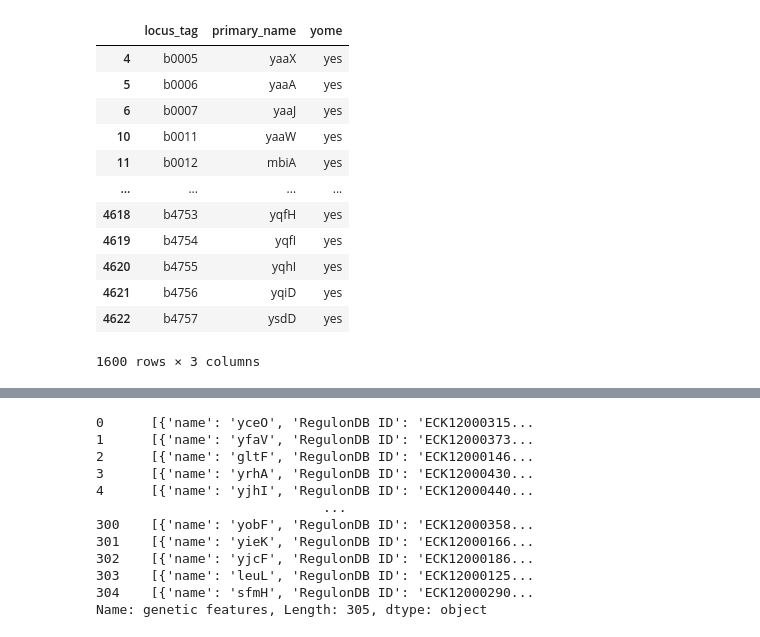
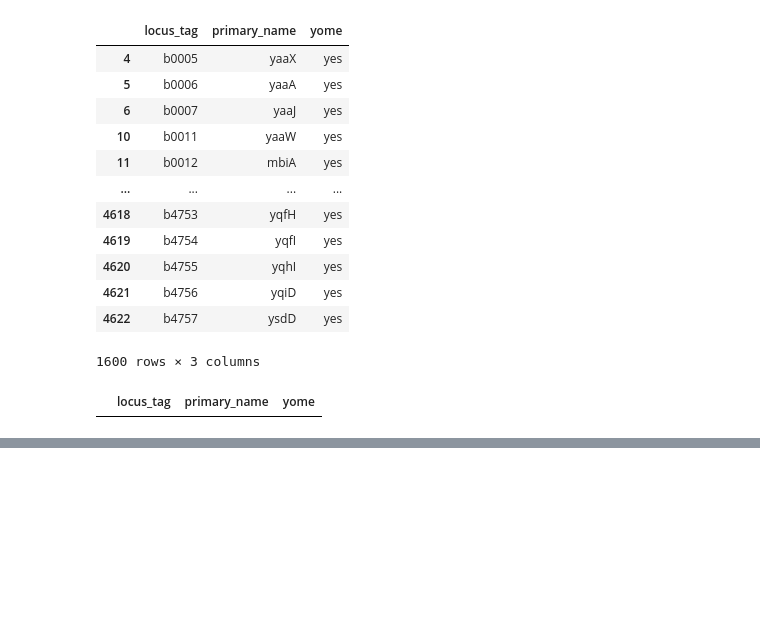
Before and after one commit to Aletechdev/ava, a Jupyter notebook: y_ome_muts.ipynb, the cells around one changed output, grey strips where cells are left out. Saved outputs shown, nothing was run; the diff lists cells and outputs as text; code cells hidden in the pictures; blank space fills up the shorter version.

```diff
--- a/y_ome_muts.ipynb
+++ b/y_ome_muts.ipynb
@@ -38,6 +38,10 @@ y_ome_gene_df
 # %%
 gene_synonym_df = pd.read_pickle("./data/gene_synonym_df.pkl")
 from util.gene import get_gene_bnum
+# %%
+y_ome_gene_df[y_ome_gene_df["locus_tag"]=='']
+# %% [output]
+|  | locus_tag | primary_name | yome |
 # %%
 # Get mutations to y-ome genes
 y_ome_muts = pd.DataFrame()
@@ -65,18 +70,3 @@ y_ome_muts
 | 303 | {'Amino acid transport and metabo... | [{'name': 'Amino acid transport a... | coding (28‑30/87 nt) | DEL | 83679.0 | {} | NC_000913 | (TAG)4→3 | ... |
 | 304 | {'Cell motility': ['ECK120029061']} | [{'name': 'Cell motility'}] | F111S (TTC→TCC) | SNP | 562667.0 | {} | NC_000913 | T→C | ... |
 305 rows × 45 columns
-# %%
-y_ome_muts["genetic features"]
-# %% [output]
-0      [{'name': 'yceO', 'RegulonDB ID': 'ECK12000315...
-1      [{'name': 'yfaV', 'RegulonDB ID': 'ECK12000373...
-2      [{'name': 'gltF', 'RegulonDB ID': 'ECK12000146...
-3      [{'name': 'yrhA', 'RegulonDB ID': 'ECK12000430...
-4      [{'name': 'yjhI', 'RegulonDB ID': 'ECK12000440...
-                             ...
-300    [{'name': 'yobF', 'RegulonDB ID': 'ECK12000358...
-301    [{'name': 'yieK', 'RegulonDB ID': 'ECK12000166...
-302    [{'name': 'yjcF', 'RegulonDB ID': 'ECK12000186...
-303    [{'name': 'leuL', 'RegulonDB ID': 'ECK12000125...
-304    [{'name': 'sfmH', 'RegulonDB ID': 'ECK12000290...
-Name: genetic features, Length: 305, dtype: object
```
Also changed, not shown: parts of 1 cell of this notebook.
